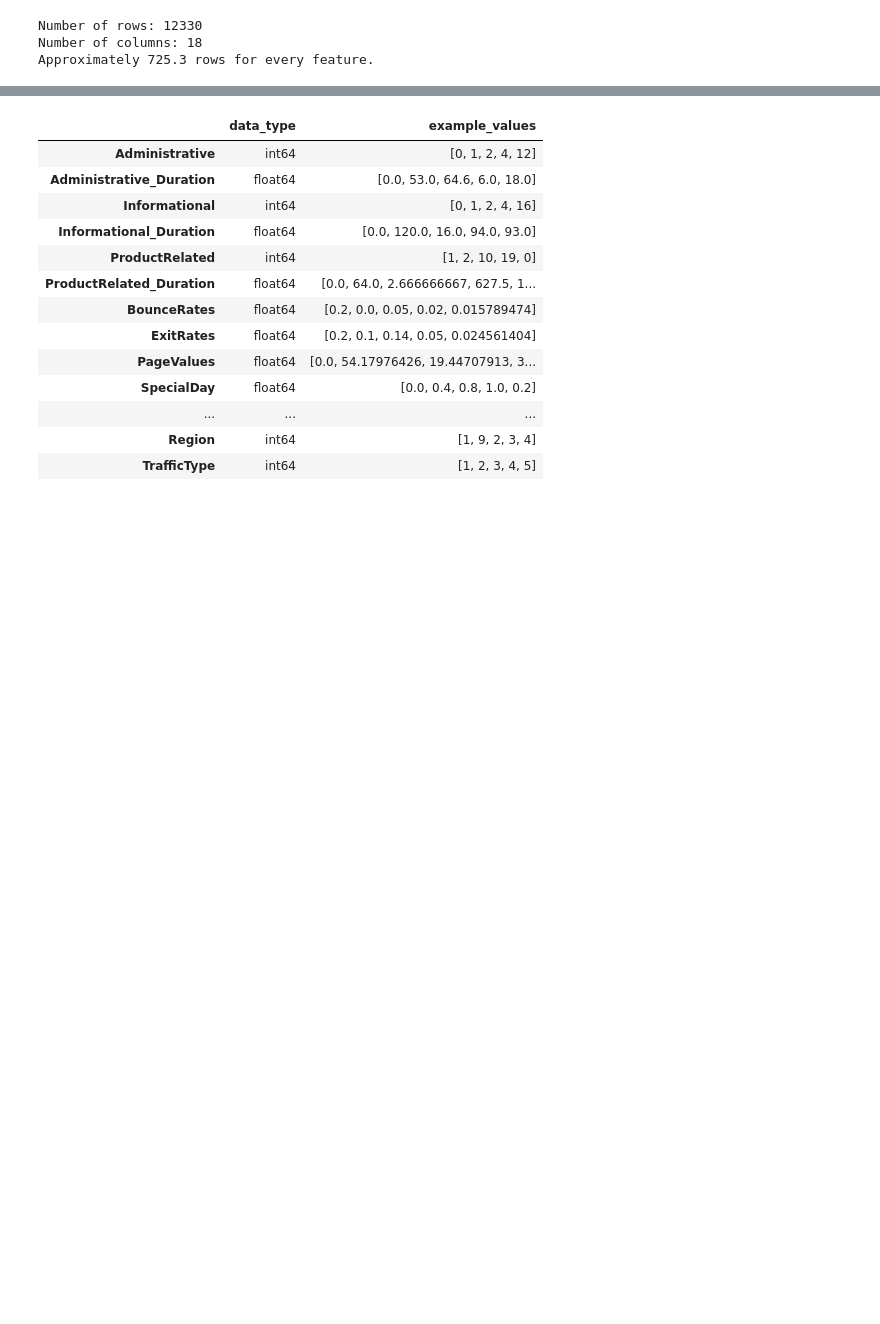
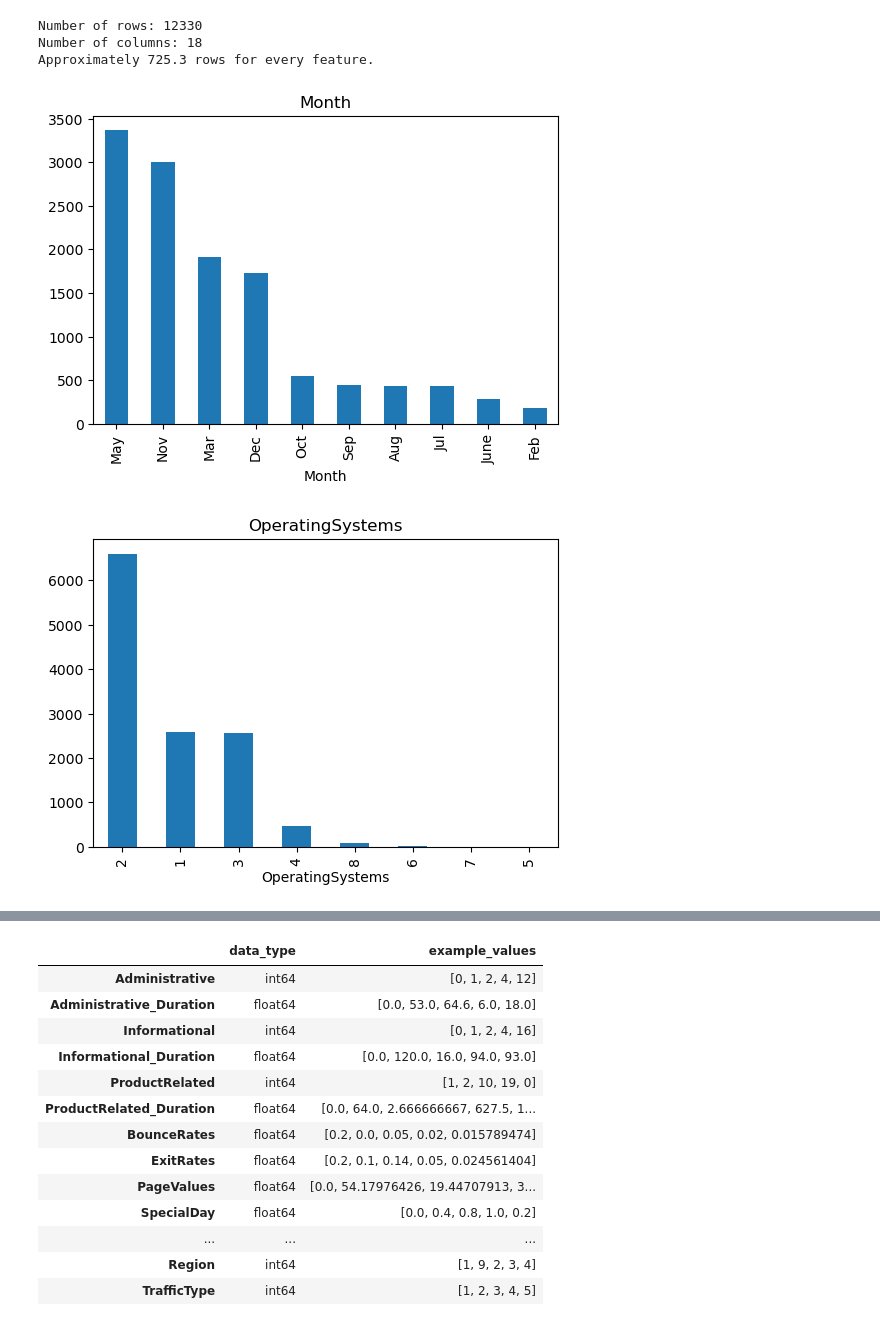
Before and after one commit to liaoxiaoyang3-prog/MLDP_project, a Jupyter notebook: MLDP.ipynb, the cells around one changed output, grey strips where cells are left out. Saved outputs shown, nothing was run; the diff lists cells and outputs as text; code cells hidden in the pictures; blank space fills up the shorter version.

```diff
--- a/MLDP.ipynb
+++ b/MLDP.ipynb
@@ -79,3 +79,30 @@ print(f"Approximately {row_feature_ratio:.1f} rows for every feature.")
 Number of rows: 12330
 Number of columns: 18
 Approximately 725.3 rows for every feature.
+# %%
+import matplotlib.pyplot as plt
+
+categorical_cols = [
+    "Month",
+    "OperatingSystems",
+    "Browser",
+    "Region",
+    "TrafficType",
+    "VisitorType",
+    "Weekend"
+]
+
+for col in categorical_cols:
+    plt.figure(figsize=(6,4))
+    df[col].value_counts().plot(kind="bar")
+    plt.title(col)
+    plt.show()
+
+# this part we are checking the diversity of the dataset
+# at frist this part i was thinking if i should remove the browser col as how can that even affect the target
+# but when i think deeper it might have some correclation like safari are i phone user they might shop during
+# leisure time, so we will keep it for now
+# at this point i have done the 4 check: Relevant,quality,quantity and diversity
+# %% [output]
+[figure, added]
+[figure, added]
```
Also changed, not shown: parts of 1 cell of this notebook.
